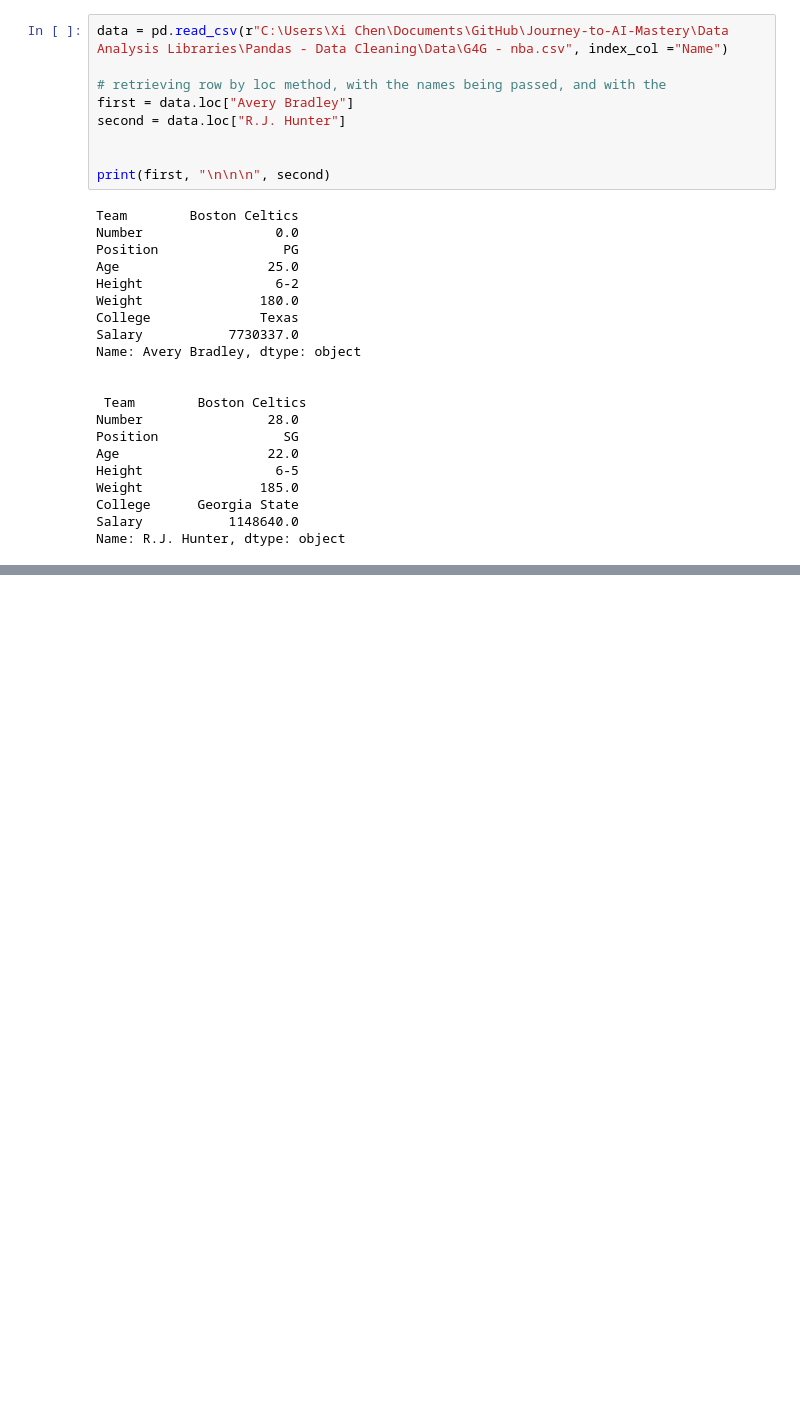
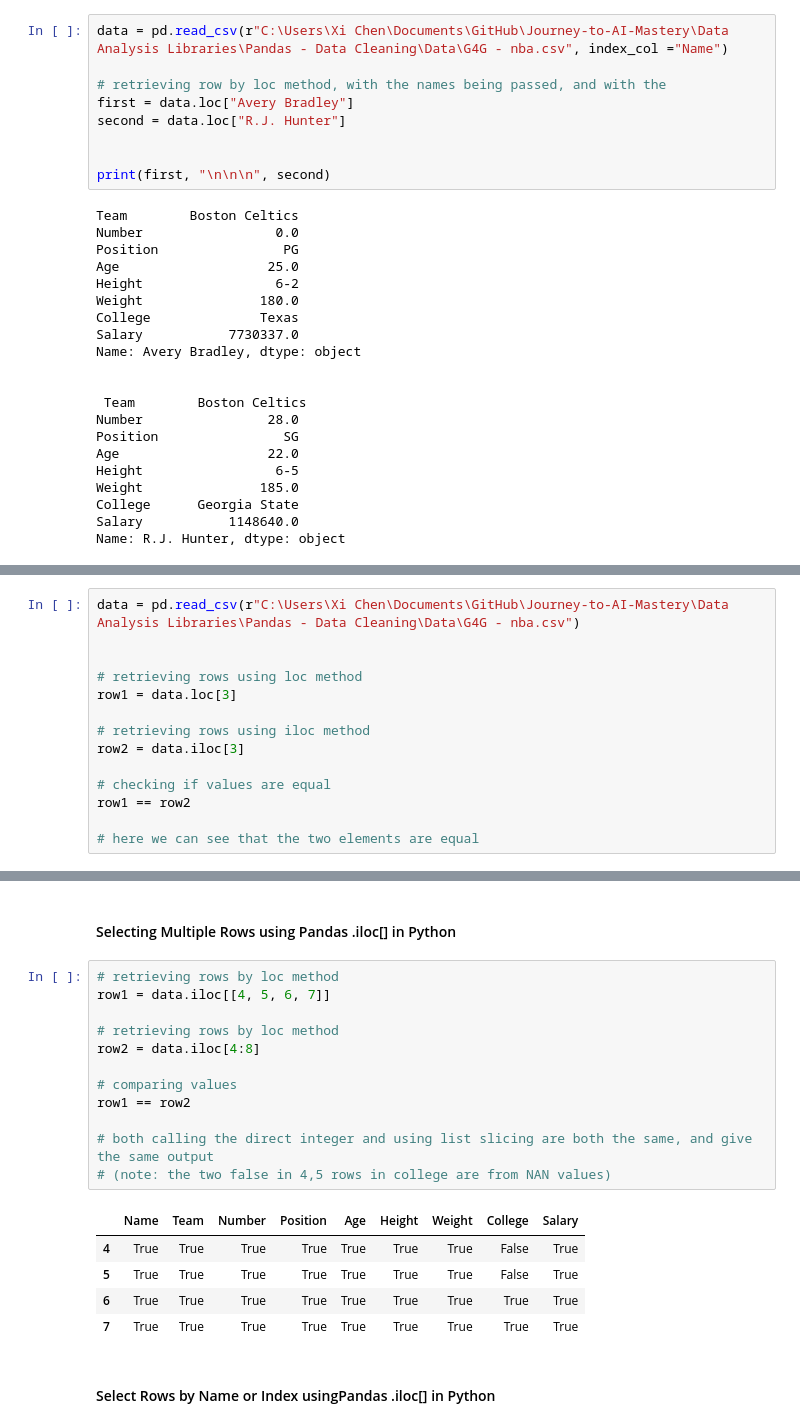
Before and after one commit to Gary-XC/Journey-to-AI-Mastery, a Jupyter notebook: Data Analysis Libraries/Pandas - Data Cleaning/Guide - Geek4Geeks.ipynb, the cells around one changed output, grey strips where cells are left out. Drawn from its saved outputs; the diff is of its cells as text; blank space fills up the shorter version.

```diff
--- a/Data Analysis Libraries/Pandas - Data Cleaning/Guide - Geek4Geeks.ipynb
+++ b/Data Analysis Libraries/Pandas - Data Cleaning/Guide - Geek4Geeks.ipynb
@@ -467,0 +534,14 @@ Name: R.J. Hunter, dtype: object
+# %%
+data = pd.read_csv(r"C:\Users\Xi Chen\Documents\GitHub\Journey-to-AI-Mastery\Data Analysis Libraries\Pandas - Data Cleaning\Data\G4G - nba.csv")
+
+
+# retrieving rows using loc method
+row1 = data.loc[3]
+
+# retrieving rows using iloc method
+row2 = data.iloc[3]
+
+# checking if values are equal
+row1 == row2
+
+# here we can see that the two elements are equal
@@ -467,0 +559,22 @@ Name: R.J. Hunter, dtype: object
+# %% [markdown]
+#### Selecting Multiple Rows using Pandas .iloc[] in Python
+# %%
+# retrieving rows by loc method
+row1 = data.iloc[[4, 5, 6, 7]]
+
+# retrieving rows by loc method
+row2 = data.iloc[4:8]
+
+# comparing values
+row1 == row2
+
+# both calling the direct integer and using list slicing are both the same, and give the same output
+# (note: the two false in 4,5 rows in college are from NAN values)
+# %% [output]
+|  | Name | Team | Number | Position | Age | Height | Weight | College | Salary |
+| 4 | True | True | True | True | True | True | True | False | True |
+| 5 | True | True | True | True | True | True | True | False | True |
+| 6 | True | True | True | True | True | True | True | True | True |
+| 7 | True | True | True | True | True | True | True | True | True |
+# %% [markdown]
+#### Select Rows by Name or Index usingPandas .iloc[] in Python
```
Also changed, not shown: parts of 10 cells of this notebook, 1 other file.
